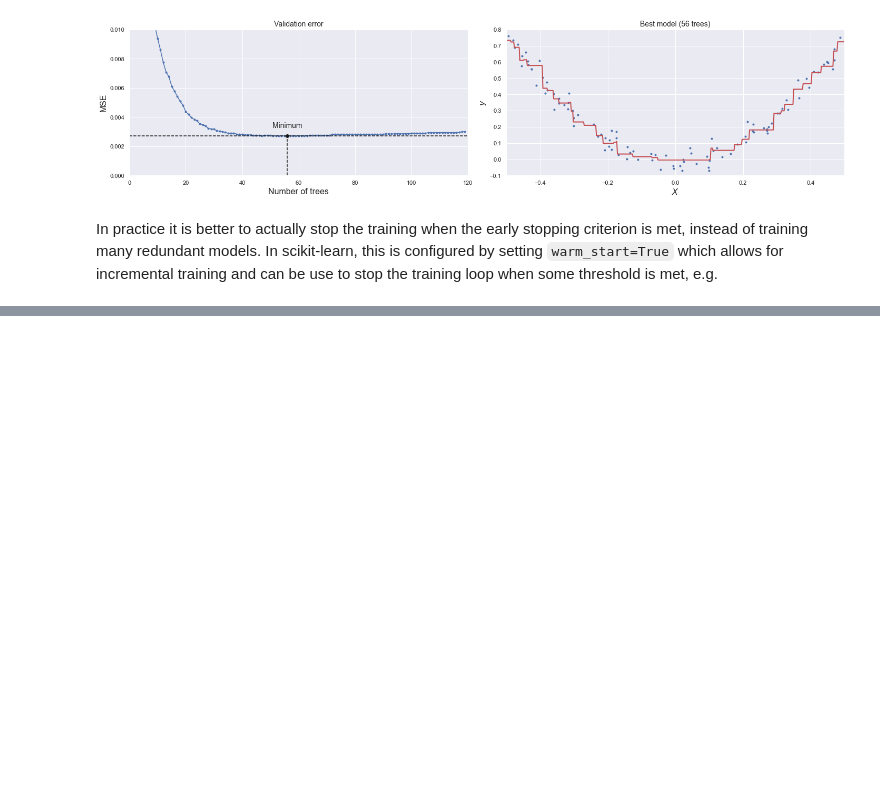
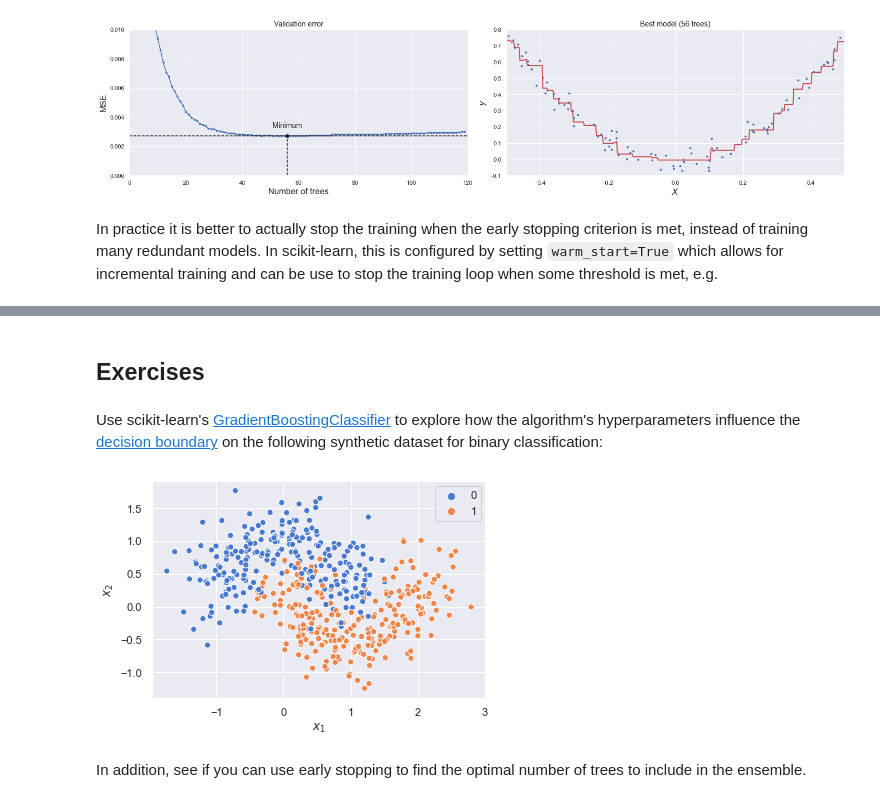
Before and after one commit to lewtun/hepml, a Jupyter notebook: notebooks/lesson04_intro-to-gradient-boosting.ipynb, the cells around one changed output, grey strips where cells are left out. Drawn from its saved outputs; the diff is of its cells as text; code cells hidden in the pictures; blank space fills up the shorter version.

Commit message:
Add exercise to lesson04 notebook

```diff
--- a/notebooks/lesson04_intro-to-gradient-boosting.ipynb
+++ b/notebooks/lesson04_intro-to-gradient-boosting.ipynb
@@ -449,0 +452,17 @@ Minimum validation MSE: 0.002712853325235463
+# %% [markdown]
+## Exercises
+# %% [markdown]
+Use scikit-learn's [GradientBoostingClassifier](https://scikit-learn.org/stable/modules/generated/sklearn.ensemble.GradientBoostingClassifier.html?highlight=gradientboostingclassifier) to explore how the algorithm's hyperparameters influence the [decision boundary](https://en.wikipedia.org/wiki/Decision_boundary) on the following synthetic dataset for binary classification:
+# %%
+from sklearn.datasets import make_moons
+
+X, y = make_moons(n_samples=500, noise=0.30, random_state=42)
+
+sns.scatterplot(x=X[:, 0], y=X[:, 1], hue=y)
+plt.xlabel("$x_1$")
+plt.ylabel("$x_2$")
+plt.show()
+# %% [output]
+[figure, added]
+# %% [markdown]
+In addition, see if you can use early stopping to find the optimal number of trees to include in the ensemble.
```
Also changed, not shown: parts of 6 cells of this notebook, 1 other file.
